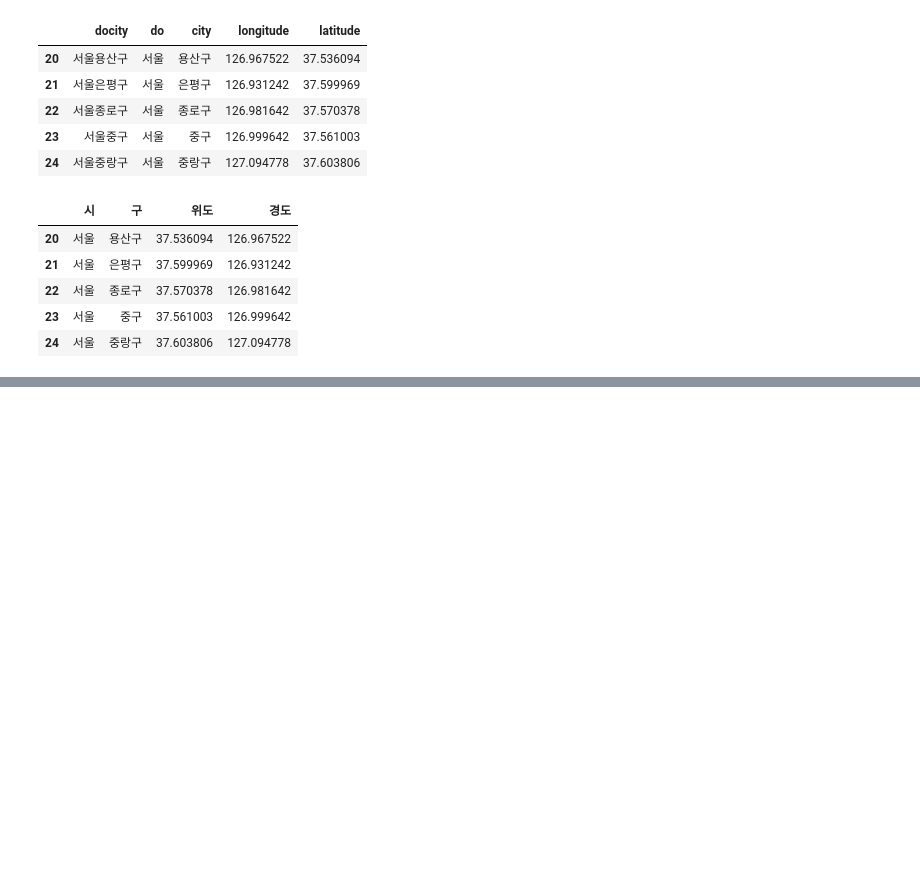
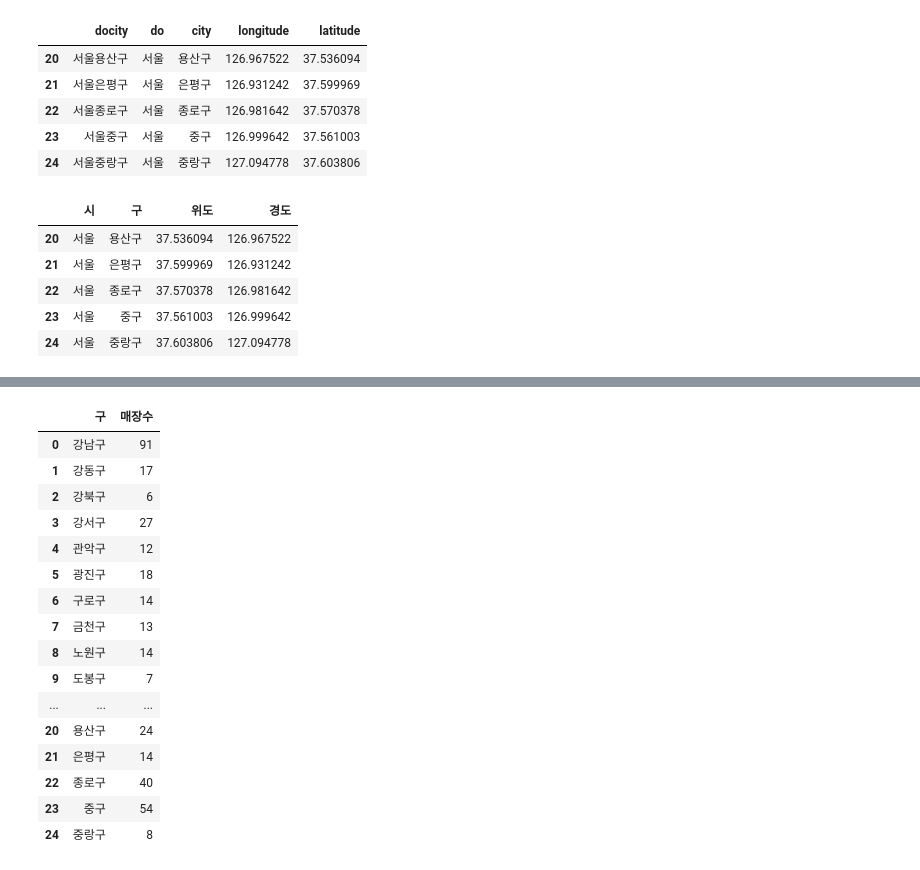
Before and after one commit to devuoon/bigdata-analysis-2024, a Jupyter notebook: day07/da16_스타벅스매장_입지분석.ipynb, the cells around one changed output, grey strips where cells are left out. Drawn from its saved outputs; the diff is of its cells as text; code cells hidden in the pictures; blank space fills up the shorter version.

```diff
--- a/day07/da16_스타벅스매장_입지분석.ipynb
+++ b/day07/da16_스타벅스매장_입지분석.ipynb
@@ -73,0 +76,4 @@ dfSeoulGuLast.tail()
+# %%
+## 스타벅스 매장에서 구로 그룹화, 매장명수 카운팅
+starbucksSeoulCount = dfStarbucksSeoul.pivot_table(values='매장명', index='구', aggfunc='count').rename(columns = {'매장명': '매장수'})
+starbucksSeoulCount.tail()
@@ -73,0 +88,20 @@ dfSeoulGuLast.tail()
+# %%
+starbucksSeoulCount.reset_index()
+# %% [output]
+|  | 구 | 매장수 |
+| 0 | 강남구 | 91 |
+| 1 | 강동구 | 17 |
+| 2 | 강북구 | 6 |
+| 3 | 강서구 | 27 |
+| 4 | 관악구 | 12 |
+| 5 | 광진구 | 18 |
+| 6 | 구로구 | 14 |
+| 7 | 금천구 | 13 |
+| 8 | 노원구 | 14 |
+| 9 | 도봉구 | 7 |
+| ... | ... | ... |
+| 20 | 용산구 | 24 |
+| 21 | 은평구 | 14 |
+| 22 | 종로구 | 40 |
+| 23 | 중구 | 54 |
+| 24 | 중랑구 | 8 |
```
Also changed, not shown: parts of 12 cells of this notebook, 3 other files.
